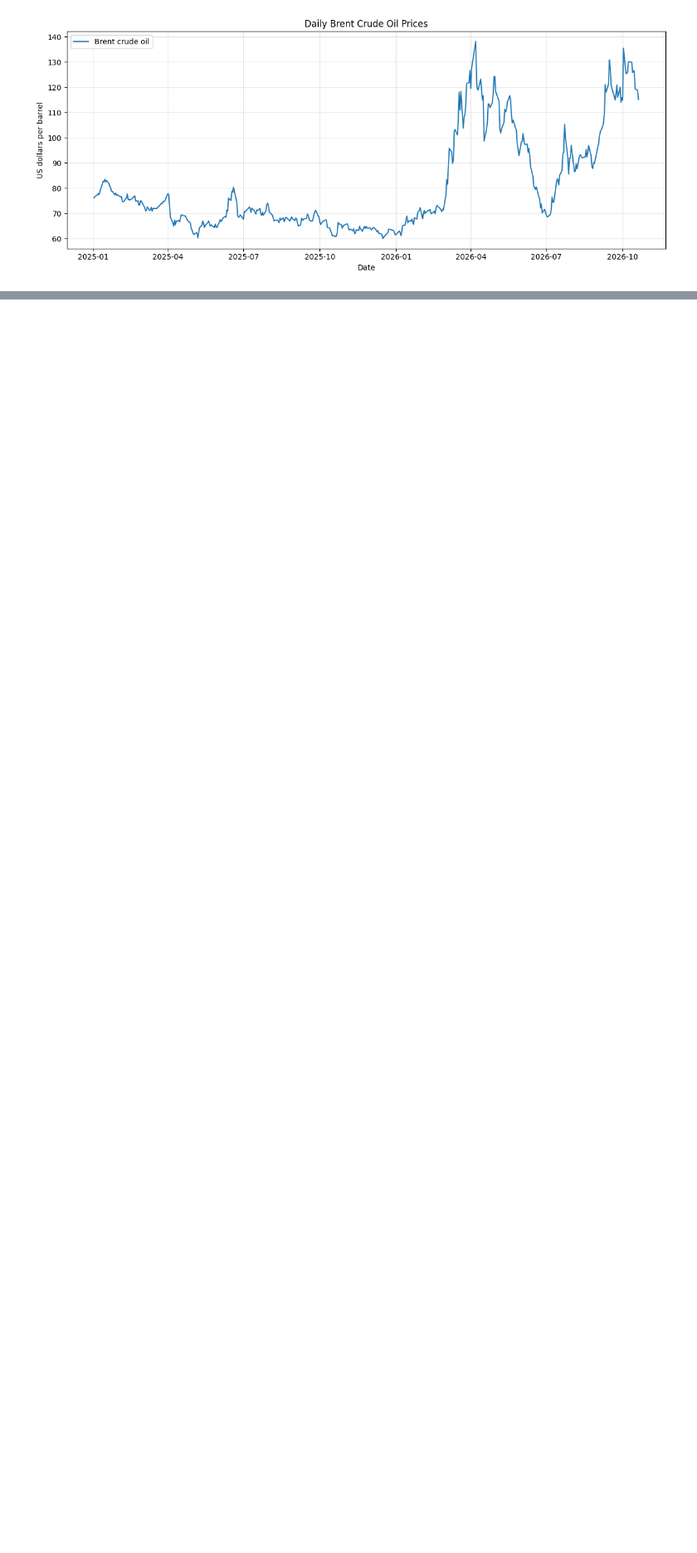
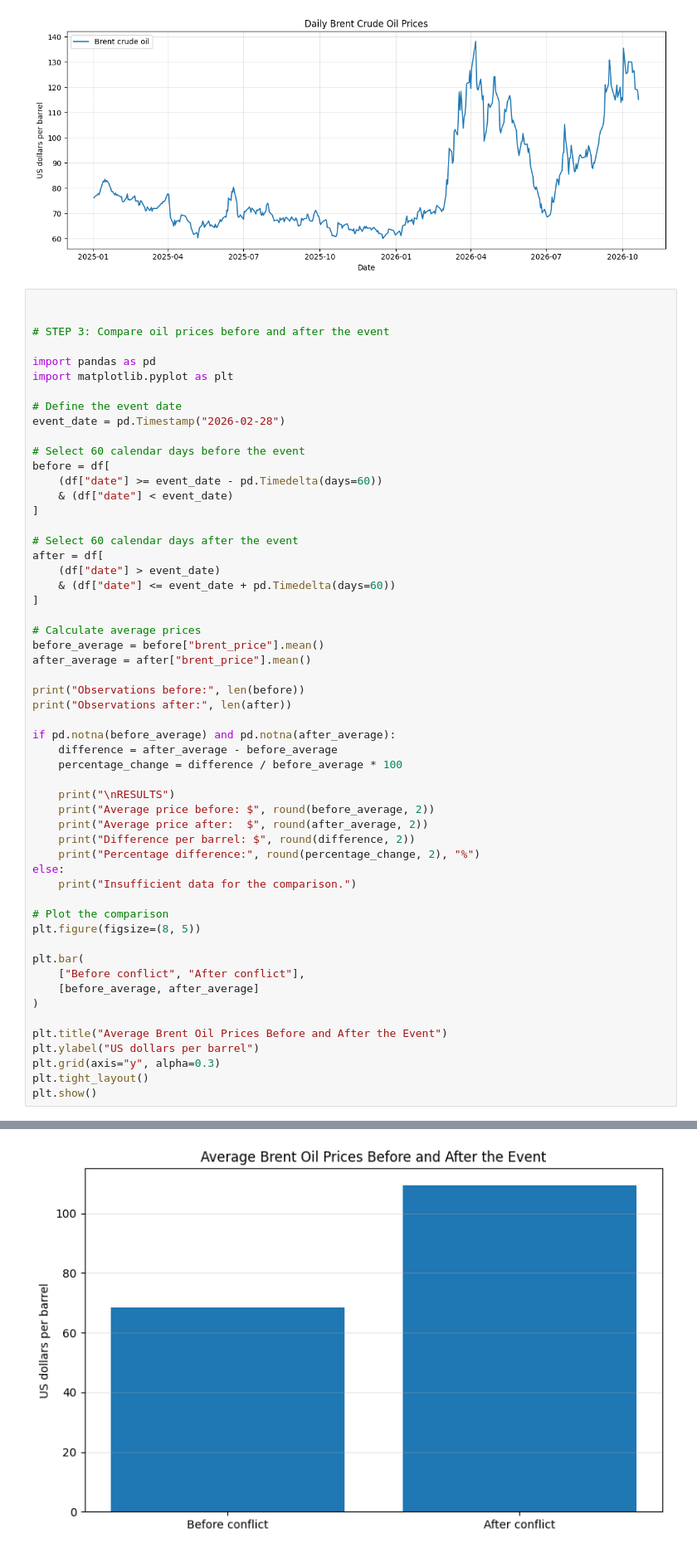
Before and after one commit to tesfalemhabtamu2-web/Straight-of-hormuz-conflict-impact-analysis., a Jupyter notebook: 01_brent_oil_price_analysis_ipynb.ipynb, the cells around one changed output, grey strips where cells are left out. Shown at 83% size. Drawn from its saved outputs; the diff is of its cells as text; blank space fills up the shorter version.

Commit message:
Add pre and post event oil price comparison.

```diff
--- a/01_brent_oil_price_analysis_ipynb.ipynb
+++ b/01_brent_oil_price_analysis_ipynb.ipynb
@@ -79,3 +79,59 @@ Number of observations: 456
 First date: 2025-01-02
 Last date: 2026-10-20
 [figure]
+# %%
+
+
+# STEP 3: Compare oil prices before and after the event
+
+import pandas as pd
+import matplotlib.pyplot as plt
+
+# Define the event date
+event_date = pd.Timestamp("2026-02-28")
+
+# Select 60 calendar days before the event
+before = df[
+    (df["date"] >= event_date - pd.Timedelta(days=60))
+    & (df["date"] < event_date)
+]
+
+# Select 60 calendar days after the event
+after = df[
+    (df["date"] > event_date)
+    & (df["date"] <= event_date + pd.Timedelta(days=60))
+]
+
+# Calculate average prices
+before_average = before["brent_price"].mean()
+after_average = after["brent_price"].mean()
+
+print("Observations before:", len(before))
+print("Observations after:", len(after))
+
+if pd.notna(before_average) and pd.notna(after_average):
+    difference = after_average - before_average
+    percentage_change = difference / before_average * 100
+
+    print("\nRESULTS")
+    print("Average price before: $", round(before_average, 2))
+    print("Average price after:  $", round(after_average, 2))
+    print("Difference per barrel: $", round(difference, 2))
+    print("Percentage difference:", round(percentage_change, 2), "%")
+else:
+    print("Insufficient data for the comparison.")
+
+# Plot the comparison
+plt.figure(figsize=(8, 5))
+
+plt.bar(
+    ["Before conflict", "After conflict"],
+    [before_average, after_average]
+)
+
+plt.title("Average Brent Oil Prices Before and After the Event")
+plt.ylabel("US dollars per barrel")
+plt.grid(axis="y", alpha=0.3)
+plt.tight_layout()
+plt.show()
+# %% [output]
@@ -81,0 +146 @@ Last date: 2026-10-20
+[figure, added]
```
Also changed, not shown: parts of 1 cell of this notebook.
